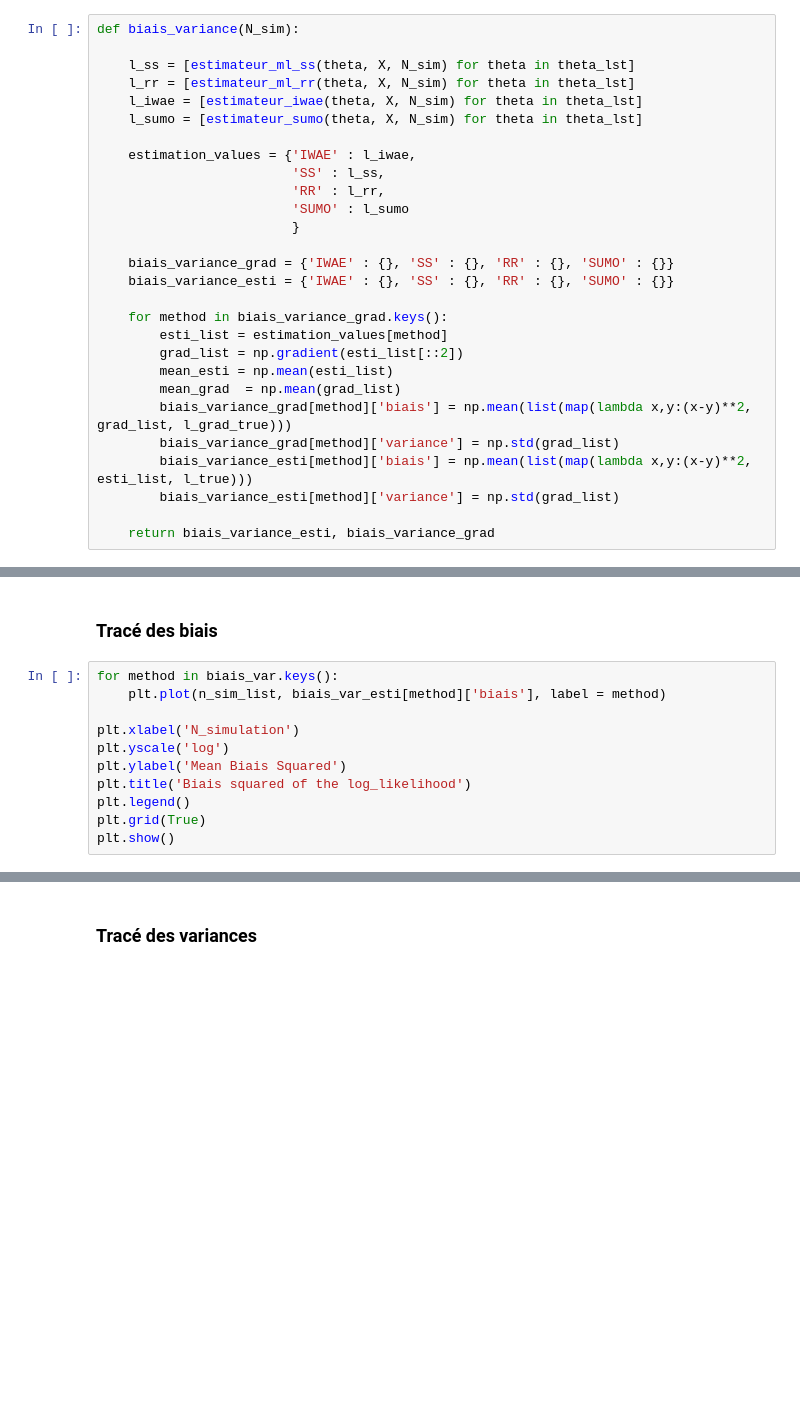
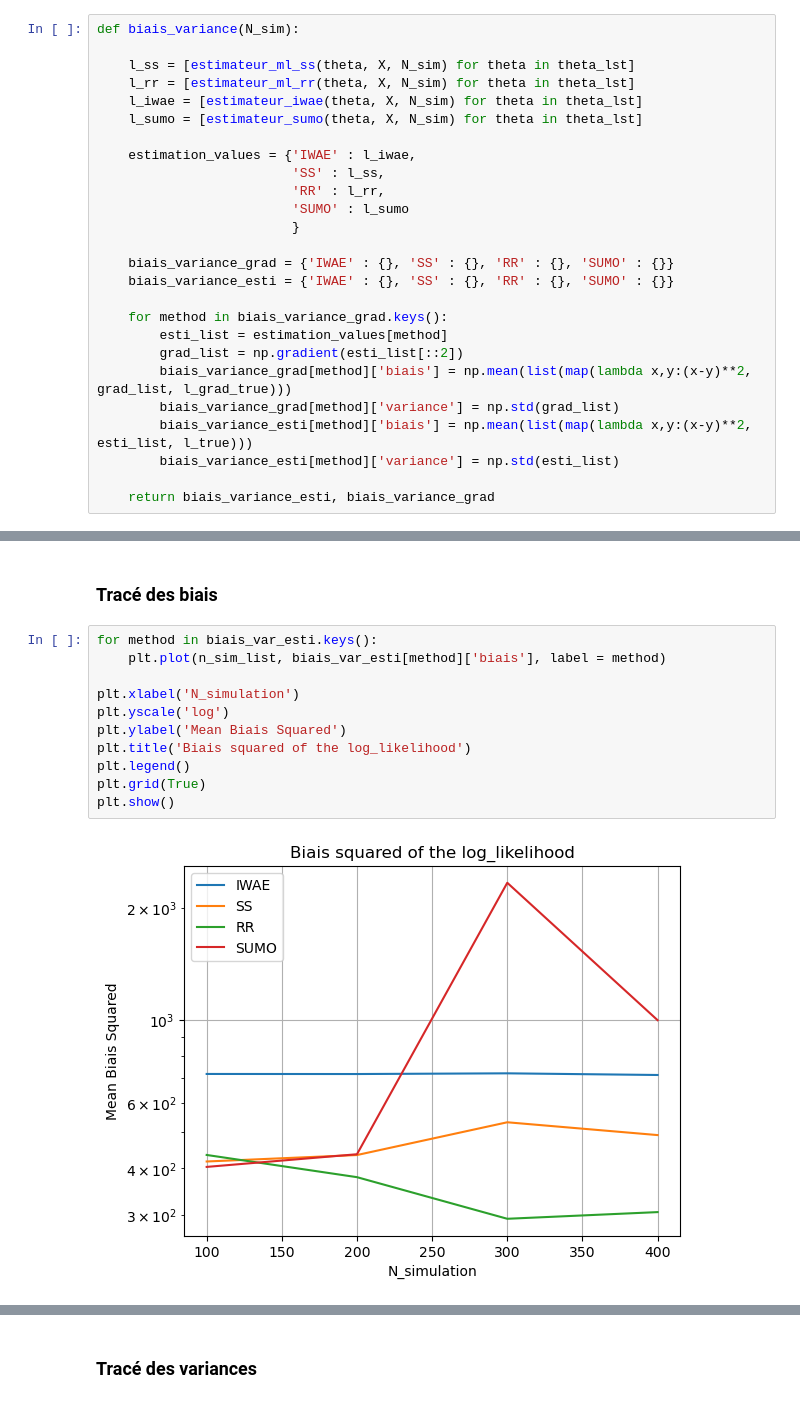
Before and after one commit to VSmague/Unbiased_Gradient, a Jupyter notebook: Final Project.ipynb, the cells around one changed output, grey strips where cells are left out. Cells and saved outputs as stored; diff of their text form; blank space fills up the shorter version.

```diff
--- a/Final Project.ipynb
+++ b/Final Project.ipynb
@@ -280,12 +283,10 @@ def biais_variance(N_sim):
     for method in biais_variance_grad.keys():
         esti_list = estimation_values[method]
         grad_list = np.gradient(esti_list[::2])
-        mean_esti = np.mean(esti_list)
-        mean_grad  = np.mean(grad_list)
         biais_variance_grad[method]['biais'] = np.mean(list(map(lambda x,y:(x-y)**2, grad_list, l_grad_true)))
         biais_variance_grad[method]['variance'] = np.std(grad_list)
         biais_variance_esti[method]['biais'] = np.mean(list(map(lambda x,y:(x-y)**2, esti_list, l_true)))
-        biais_variance_esti[method]['variance'] = np.std(grad_list)
+        biais_variance_esti[method]['variance'] = np.std(esti_list)
 
     return biais_variance_esti, biais_variance_grad
 # %% [markdown]
@@ -318,14 +317,16 @@ NameError: name 'np' is not defined
 # %% [markdown]
 ### Tracé des biais
 # %%
-for method in biais_var.keys():
+for method in biais_var_esti.keys():
     plt.plot(n_sim_list, biais_var_esti[method]['biais'], label = method)
 
 plt.xlabel('N_simulation')
 plt.yscale('log')
 plt.ylabel('Mean Biais Squared')
 plt.title('Biais squared of the log_likelihood')
 plt.legend()
 plt.grid(True)
 plt.show()
+# %% [output]
+[figure, added]
 # %%
```
Also changed, not shown: parts of 11 cells of this notebook.
